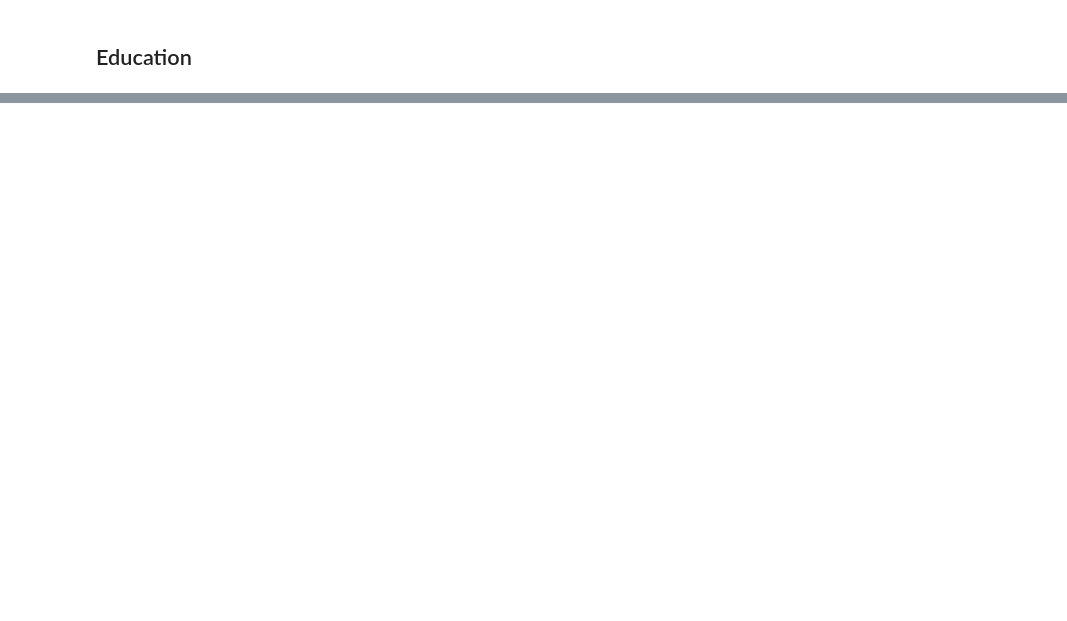
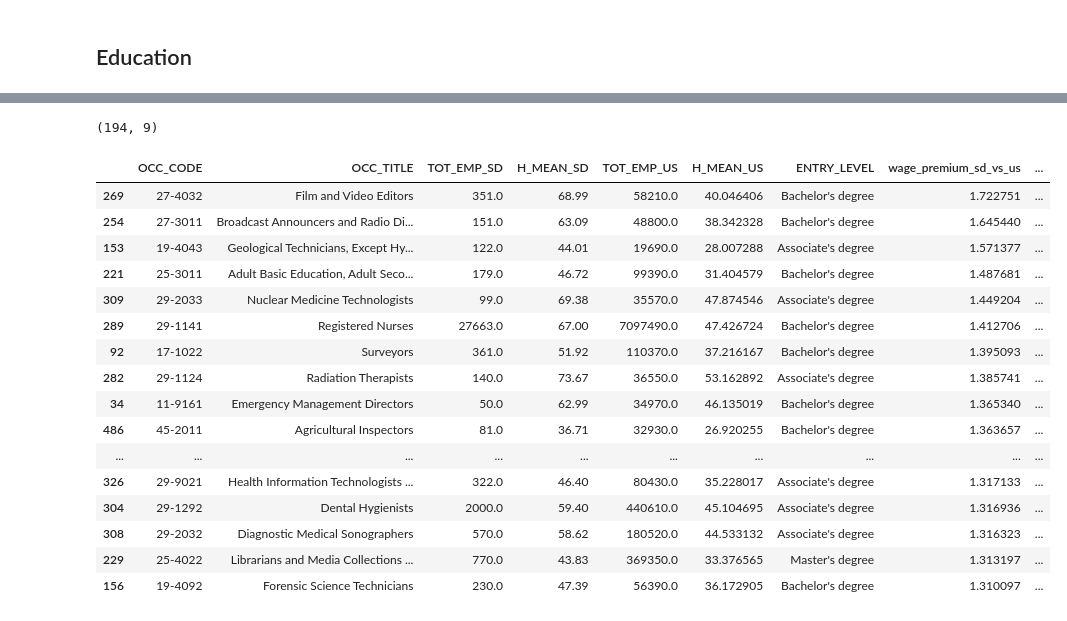
Before and after one commit to paulaluvini/opportunity_assessment, a Jupyter notebook: matrix_occupations_education.ipynb, the cells around one changed output, grey strips where cells are left out. Drawn from its saved outputs; the diff is of its cells as text; code cells hidden in the pictures; blank space fills up the shorter version.

Commit message:
add the new information and update readme

```diff
--- a/matrix_occupations_education.ipynb
+++ b/matrix_occupations_education.ipynb
@@ -142,2 +251,6 @@ TypeError: unsupported operand type(s) for +: 'int' and 'str'
 # %% [markdown]
 ## Education
+# %%
+education_entry_level = pd.read_excel("./datasets_occupations/education_2023.xlsx", sheet_name= "educ_list")
+education_entry_level.rename(columns={"OEWS May 2023 Code": "OCC_CODE", "OEWS May 2023 Title": "OCC_TITLE","Typical entry-level educational requirement": "ENTRY_LEVEL"}, inplace=True)
+education_entry_level.head()
@@ -143,0 +302,16 @@ TypeError: unsupported operand type(s) for +: 'int' and 'str'
+# %%
+# 2) For San Diego: you likely have multiple NAICS rows; build an occupation-level SD wage.
+#    Use employment-weighted mean wage across NAICS.
+sd_base = sd_agg[["OCC_CODE", "OCC_TITLE", "TOT_EMP", "H_MEAN"]].copy()
+sd_base["TOT_EMP"] = pd.to_numeric(sd_base["TOT_EMP"], errors="coerce")
+sd_base["H_MEAN"] = pd.to_numeric(sd_base["H_MEAN"], errors="coerce")
+
+sd_occ = (sd_base.groupby(["OCC_CODE", "OCC_TITLE"], as_index=False)
+          .apply(lambda g: pd.Series({
+              "TOT_EMP_SD": g["TOT_EMP"].sum(min_count=1),
+              "H_MEAN_SD": (np.average(g.loc[g["H_MEAN"].notna() & (g["TOT_EMP"]>0), "H_MEAN"],
+                                       weights=g.loc[g["H_MEAN"].notna() & (g["TOT_EMP"]>0), "TOT_EMP"])
+                            if ((g["H_MEAN"].notna() & (g["TOT_EMP"]>0)).any()) else np.nan)
+          }))
+          .reset_index(drop=True))
+sd_occ
@@ -143,0 +332,6 @@ TypeError: unsupported operand type(s) for +: 'int' and 'str'
+# %%
+# 3) Merge SD + US + education
+crit = (sd_occ.merge(nat_base[["OCC_CODE", "TOT_EMP_US", "H_MEAN_US"]], on="OCC_CODE", how="left")
+              .merge(education_entry_level[["OCC_CODE", "ENTRY_LEVEL"]], on="OCC_CODE", how="left"))
+crit = crit.drop_duplicates()
+crit.head()
@@ -143,0 +361,35 @@ TypeError: unsupported operand type(s) for +: 'int' and 'str'
+# %%
+# 4) Compute wage premium + apply your rules
+crit["wage_premium_sd_vs_us"] = crit["H_MEAN_SD"] / crit["H_MEAN_US"]
+crit["is_edu_ok"] = crit["ENTRY_LEVEL"].isin(ED_OK)
+
+critical_occupations = crit.loc[
+    crit["is_edu_ok"] &
+    crit["H_MEAN_SD"].notna() &
+    crit["H_MEAN_US"].notna() &
+    (crit["H_MEAN_SD"] > crit["H_MEAN_US"])
+].sort_values(["wage_premium_sd_vs_us", "TOT_EMP_SD"], ascending=[False, False])
+
+critical_occupations.shape
+# %% [output]
+(194, 9)
+# %%
+critical_occupations.head(20)
+# %% [output]
+|  | OCC_CODE | OCC_TITLE | TOT_EMP_SD | H_MEAN_SD | TOT_EMP_US | H_MEAN_US | ENTRY_LEVEL | wage_premium_sd_vs_us | ... |
+| 269 | 27-4032 | Film and Video Editors | 351.0 | 68.99 | 58210.0 | 40.046406 | Bachelor's degree | 1.722751 | ... |
+| 254 | 27-3011 | Broadcast Announcers and Radio Di... | 151.0 | 63.09 | 48800.0 | 38.342328 | Bachelor's degree | 1.645440 | ... |
+| 153 | 19-4043 | Geological Technicians, Except Hy... | 122.0 | 44.01 | 19690.0 | 28.007288 | Associate's degree | 1.571377 | ... |
+| 221 | 25-3011 | Adult Basic Education, Adult Seco... | 179.0 | 46.72 | 99390.0 | 31.404579 | Bachelor's degree | 1.487681 | ... |
+| 309 | 29-2033 | Nuclear Medicine Technologists | 99.0 | 69.38 | 35570.0 | 47.874546 | Associate's degree | 1.449204 | ... |
+| 289 | 29-1141 | Registered Nurses | 27663.0 | 67.00 | 7097490.0 | 47.426724 | Bachelor's degree | 1.412706 | ... |
+| 92 | 17-1022 | Surveyors | 361.0 | 51.92 | 110370.0 | 37.216167 | Bachelor's degree | 1.395093 | ... |
+| 282 | 29-1124 | Radiation Therapists | 140.0 | 73.67 | 36550.0 | 53.162892 | Associate's degree | 1.385741 | ... |
+| 34 | 11-9161 | Emergency Management Directors | 50.0 | 62.99 | 34970.0 | 46.135019 | Bachelor's degree | 1.365340 | ... |
+| 486 | 45-2011 | Agricultural Inspectors | 81.0 | 36.71 | 32930.0 | 26.920255 | Bachelor's degree | 1.363657 | ... |
+| ... | ... | ... | ... | ... | ... | ... | ... | ... | ... |
+| 326 | 29-9021 | Health Information Technologists ... | 322.0 | 46.40 | 80430.0 | 35.228017 | Associate's degree | 1.317133 | ... |
+| 304 | 29-1292 | Dental Hygienists | 2000.0 | 59.40 | 440610.0 | 45.104695 | Associate's degree | 1.316936 | ... |
+| 308 | 29-2032 | Diagnostic Medical Sonographers | 570.0 | 58.62 | 180520.0 | 44.533132 | Associate's degree | 1.316323 | ... |
+| 229 | 25-4022 | Librarians and Media Collections ... | 770.0 | 43.83 | 369350.0 | 33.376565 | Master's degree | 1.313197 | ... |
+| 156 | 19-4092 | Forensic Science Technicians | 230.0 | 47.39 | 56390.0 | 36.172905 | Bachelor's degree | 1.310097 | ... |
```
Also changed, not shown: parts of 25 cells of this notebook, 1 other file.
